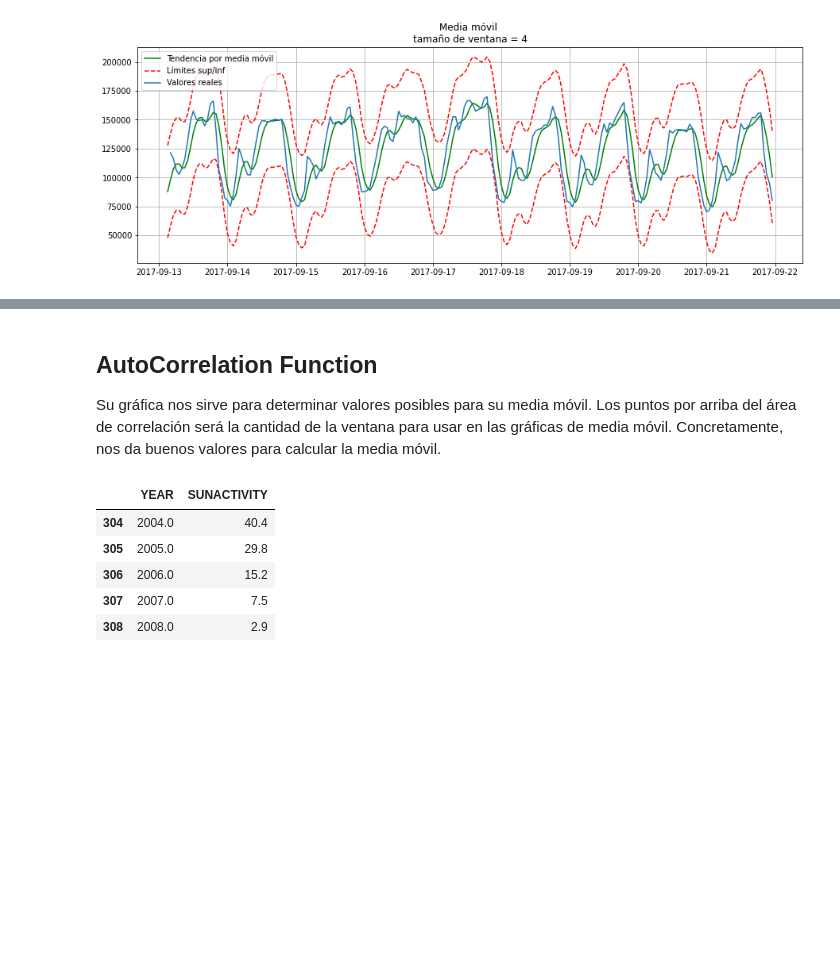
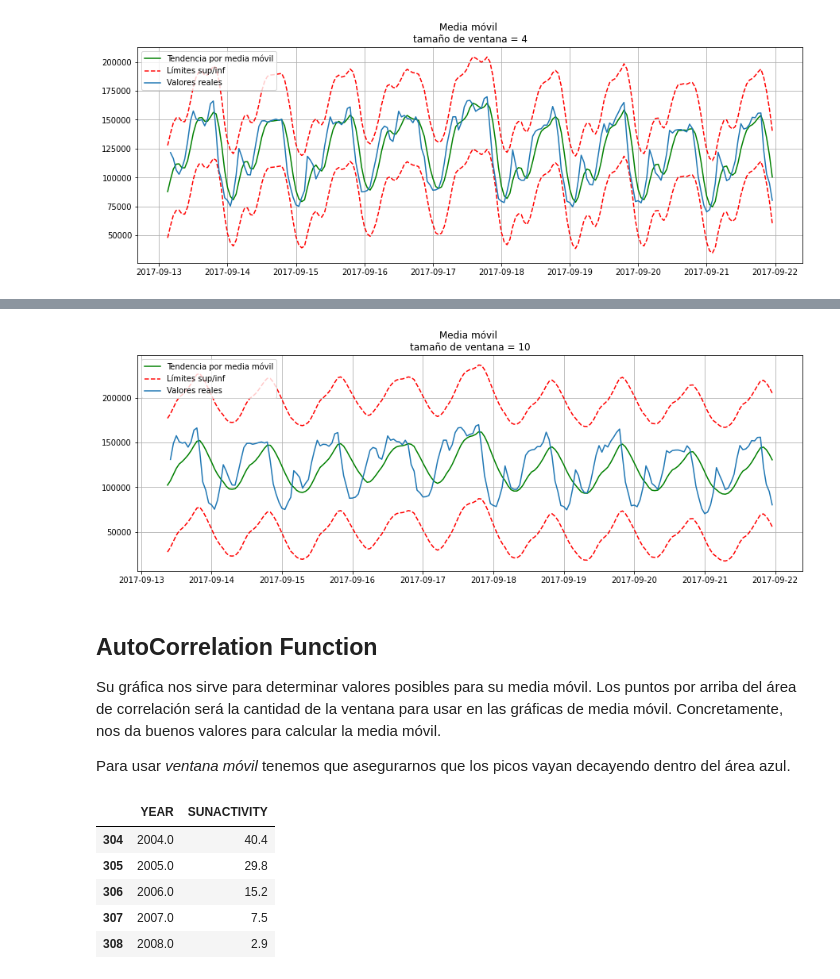
Before and after one commit to nestorivanmo/iimas-data-science, a Jupyter notebook: ppcd/unidad-3/series-de-tiempo.ipynb, the cells around one changed output, grey strips where cells are left out. Drawn from its saved outputs; the diff is of its cells as text; code cells hidden in the pictures; blank space fills up the shorter version.

```diff
--- a/ppcd/unidad-3/series-de-tiempo.ipynb
+++ b/ppcd/unidad-3/series-de-tiempo.ipynb
@@ -104,7 +106,13 @@ plot_moving_average(cur, 4, plot_intervals=True, plot_anomalies=True)
+# %%
+plot_moving_average(ads, 10, plot_intervals=True, plot_anomalies=True)
+# %% [output]
+[figure, added]
 # %% [markdown]
 ## AutoCorrelation Function
 
 Su gráfica nos sirve para determinar valores posibles para su media móvil. Los puntos por arriba del área de correlación será la cantidad de la ventana para usar en las gráficas de media móvil. Concretamente, nos da buenos valores para calcular la media móvil.
+
+Para usar *ventana móvil* tenemos que asegurarnos que los picos vayan decayendo dentro del área azul.
 # %%
 data = sm.datasets.sunspots.load_pandas().data
 data.tail()
```
Also changed, not shown: parts of 4 cells of this notebook.
